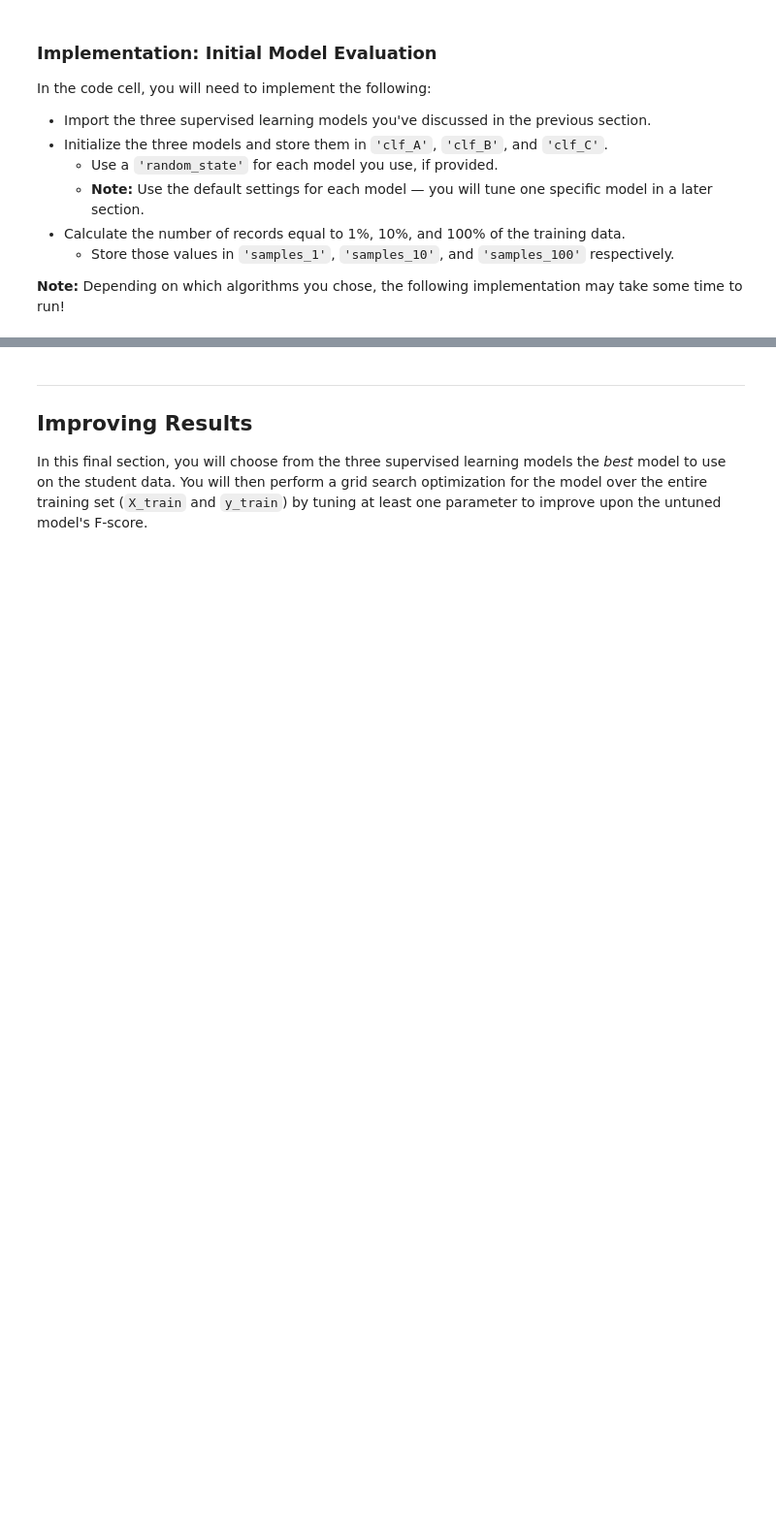
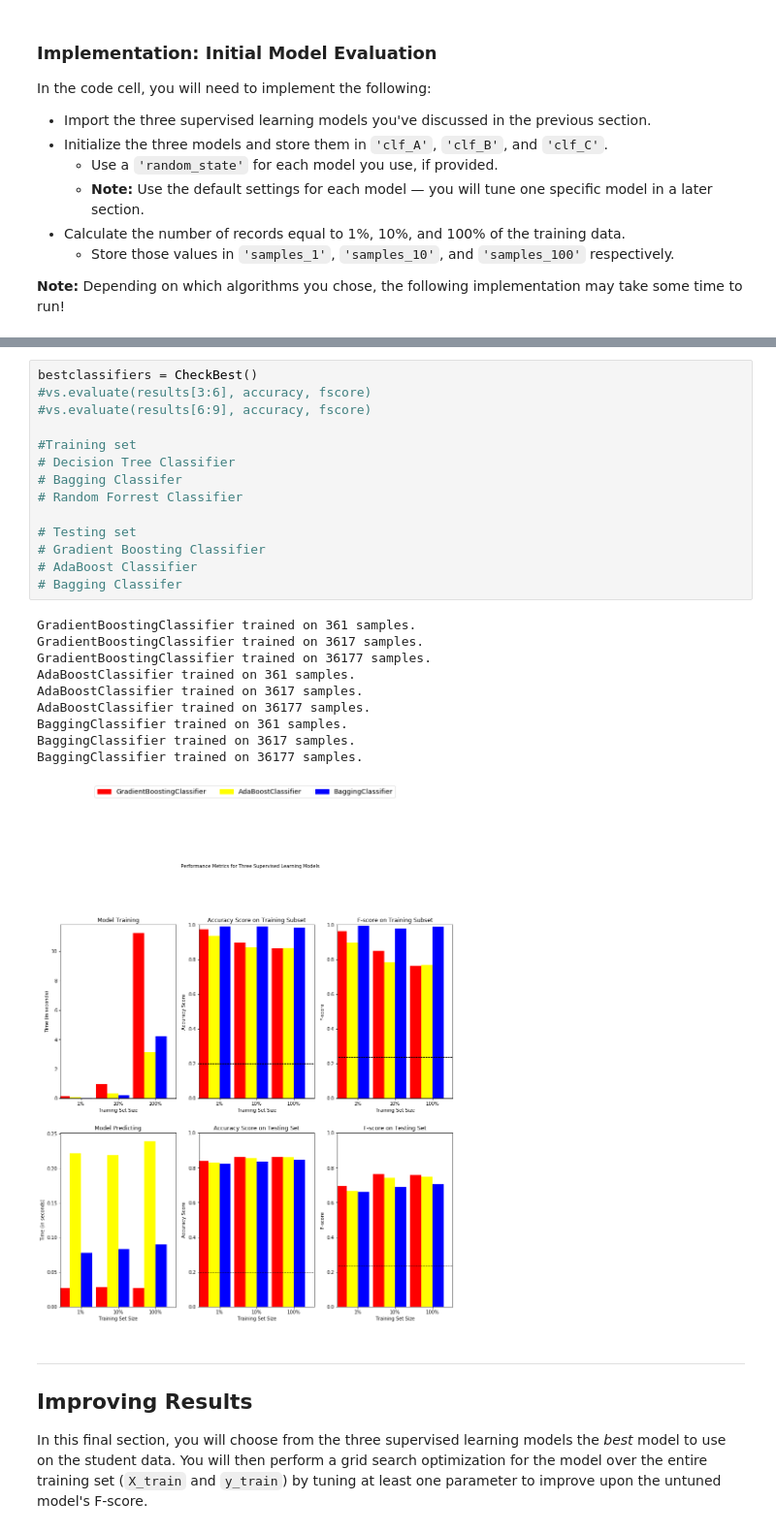
Before and after one commit to volodymyrkhrystynych/UdacityMLE, a Jupyter notebook: projects/p1_charityml/finding_donors.ipynb, the cells around one changed output, grey strips where cells are left out. Shown at 97% size. Drawn from its saved outputs; the diff is of its cells as text; blank space fills up the shorter version.

Commit message:
p1 progress - tested all algorithms at default values instead of researching for the best one

```diff
--- a/projects/p1_charityml/finding_donors.ipynb
+++ b/projects/p1_charityml/finding_donors.ipynb
@@ -524,3 +694,28 @@ vs.evaluate(results, accuracy, fscore)
+# %%
+bestclassifiers = CheckBest()
+#vs.evaluate(results[3:6], accuracy, fscore)
+#vs.evaluate(results[6:9], accuracy, fscore)
+
+#Training set
+# Decision Tree Classifier
+# Bagging Classifer
+# Random Forrest Classifier
+
+# Testing set
+# Gradient Boosting Classifier
+# AdaBoost Classifier
+# Bagging Classifer
+# %% [output]
+GradientBoostingClassifier trained on 361 samples.
+GradientBoostingClassifier trained on 3617 samples.
+GradientBoostingClassifier trained on 36177 samples.
+AdaBoostClassifier trained on 361 samples.
+AdaBoostClassifier trained on 3617 samples.
+AdaBoostClassifier trained on 36177 samples.
+BaggingClassifier trained on 361 samples.
+BaggingClassifier trained on 3617 samples.
+BaggingClassifier trained on 36177 samples.
+[figure, added]
 # %% [markdown]
 ----
 ## Improving Results
```
Also changed, not shown: parts of 10 cells of this notebook.
